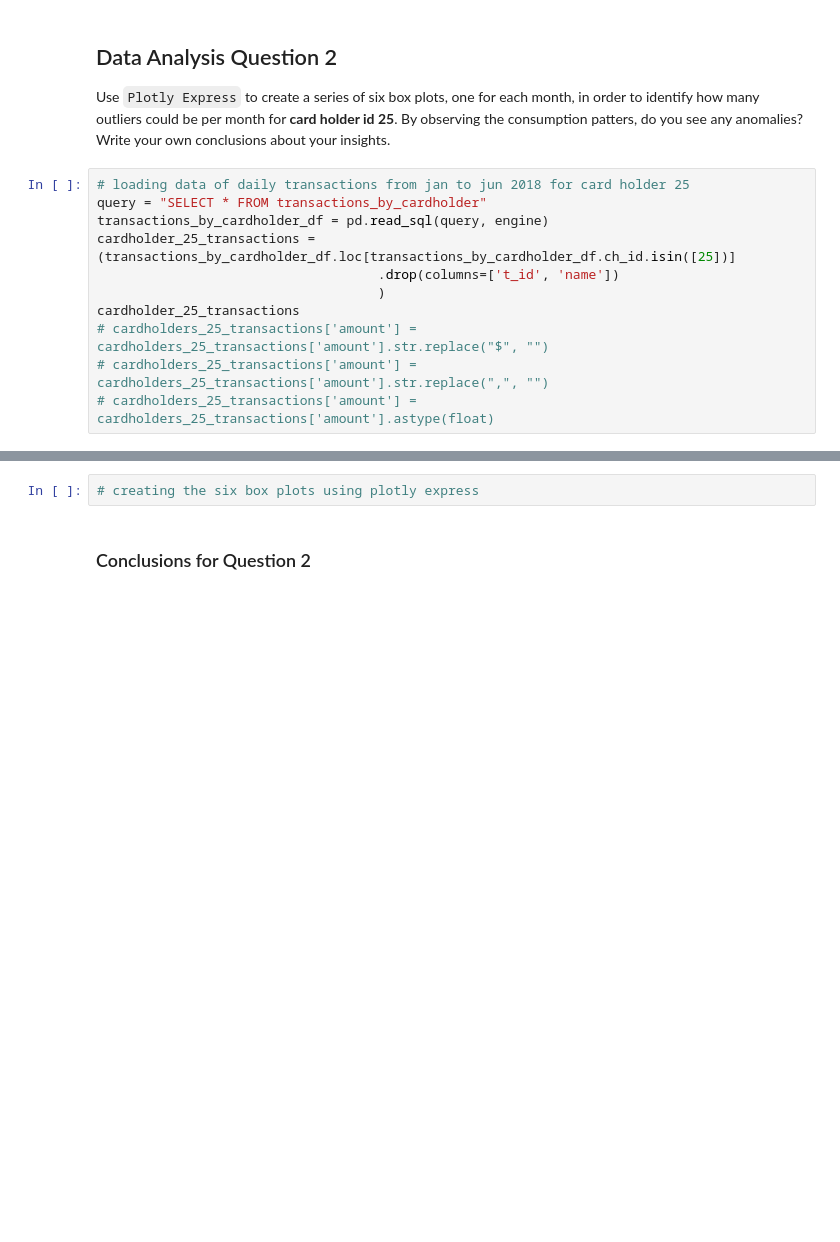
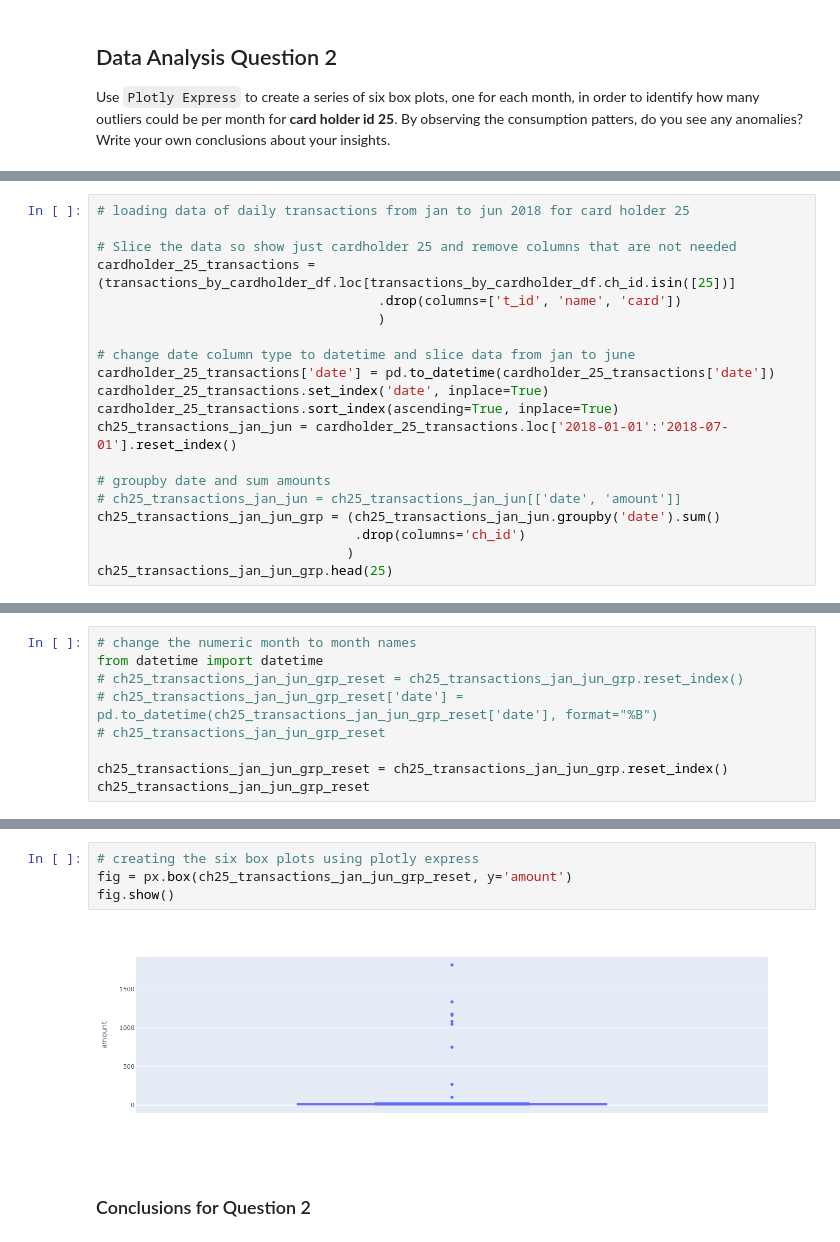
Before and after one commit to brettauc/SQL-Analysis, a Jupyter notebook: Code/visual_data_analysis.ipynb, the cells around one changed output, grey strips where cells are left out. Cells and saved outputs as stored; diff of their text form; blank space fills up the shorter version.

```diff
--- a/Code/visual_data_analysis.ipynb
+++ b/Code/visual_data_analysis.ipynb
@@ -102,14 +96,3 @@ ch2_sorted_data.hvplot(xlabel='Date',
    ## Data Analysis Question 2
 
    Use `Plotly Express` to create a series of six box plots, one for each month, in order to identify how many outliers could be per month for **card holder id 25**. By observing the consumption patters, do you see any anomalies? Write your own conclusions about your insights.
-# %%
-# loading data of daily transactions from jan to jun 2018 for card holder 25
-query = "SELECT * FROM transactions_by_cardholder"
-transactions_by_cardholder_df = pd.read_sql(query, engine)
-cardholder_25_transactions = (transactions_by_cardholder_df.loc[transactions_by_cardholder_df.ch_id.isin([25])]
-                                    .drop(columns=['t_id', 'name'])
-                                    )
-cardholder_25_transactions
-# cardholders_25_transactions['amount'] = cardholders_25_transactions['amount'].str.replace("$", "")
-# cardholders_25_transactions['amount'] = cardholders_25_transactions['amount'].str.replace(",", "")
-# cardholders_25_transactions['amount'] = cardholders_25_transactions['amount'].astype(float)
@@ -136,0 +99,20 @@ cardholder_25_transactions
+# %%
+# loading data of daily transactions from jan to jun 2018 for card holder 25
+
+# Slice the data so show just cardholder 25 and remove columns that are not needed
+cardholder_25_transactions = (transactions_by_cardholder_df.loc[transactions_by_cardholder_df.ch_id.isin([25])]
+                                    .drop(columns=['t_id', 'name', 'card'])
+                                    )
+
+# change date column type to datetime and slice data from jan to june
+cardholder_25_transactions['date'] = pd.to_datetime(cardholder_25_transactions['date'])
+cardholder_25_transactions.set_index('date', inplace=True)
+cardholder_25_transactions.sort_index(ascending=True, inplace=True)
+ch25_transactions_jan_jun = cardholder_25_transactions.loc['2018-01-01':'2018-07-01'].reset_index()
+
+# groupby date and sum amounts
+# ch25_transactions_jan_jun = ch25_transactions_jan_jun[['date', 'amount']]
+ch25_transactions_jan_jun_grp = (ch25_transactions_jan_jun.groupby('date').sum()
+                                 .drop(columns='ch_id')
+                                )
+ch25_transactions_jan_jun_grp.head(25)
@@ -136,0 +138,9 @@ cardholder_25_transactions
+# %%
+# change the numeric month to month names
+from datetime import datetime
+# ch25_transactions_jan_jun_grp_reset = ch25_transactions_jan_jun_grp.reset_index()
+# ch25_transactions_jan_jun_grp_reset['date'] = pd.to_datetime(ch25_transactions_jan_jun_grp_reset['date'], format="%B")
+# ch25_transactions_jan_jun_grp_reset
+
+ch25_transactions_jan_jun_grp_reset = ch25_transactions_jan_jun_grp.reset_index()
+ch25_transactions_jan_jun_grp_reset
@@ -137,4 +165,8 @@ cardholder_25_transactions
 # %%
 # creating the six box plots using plotly express
+fig = px.box(ch25_transactions_jan_jun_grp_reset, y='amount')
+fig.show()
+# %% [output]
+[figure, added]
 # %% [markdown]
    ### Conclusions for Question 2
```
Also changed, not shown: parts of 8 cells of this notebook.
